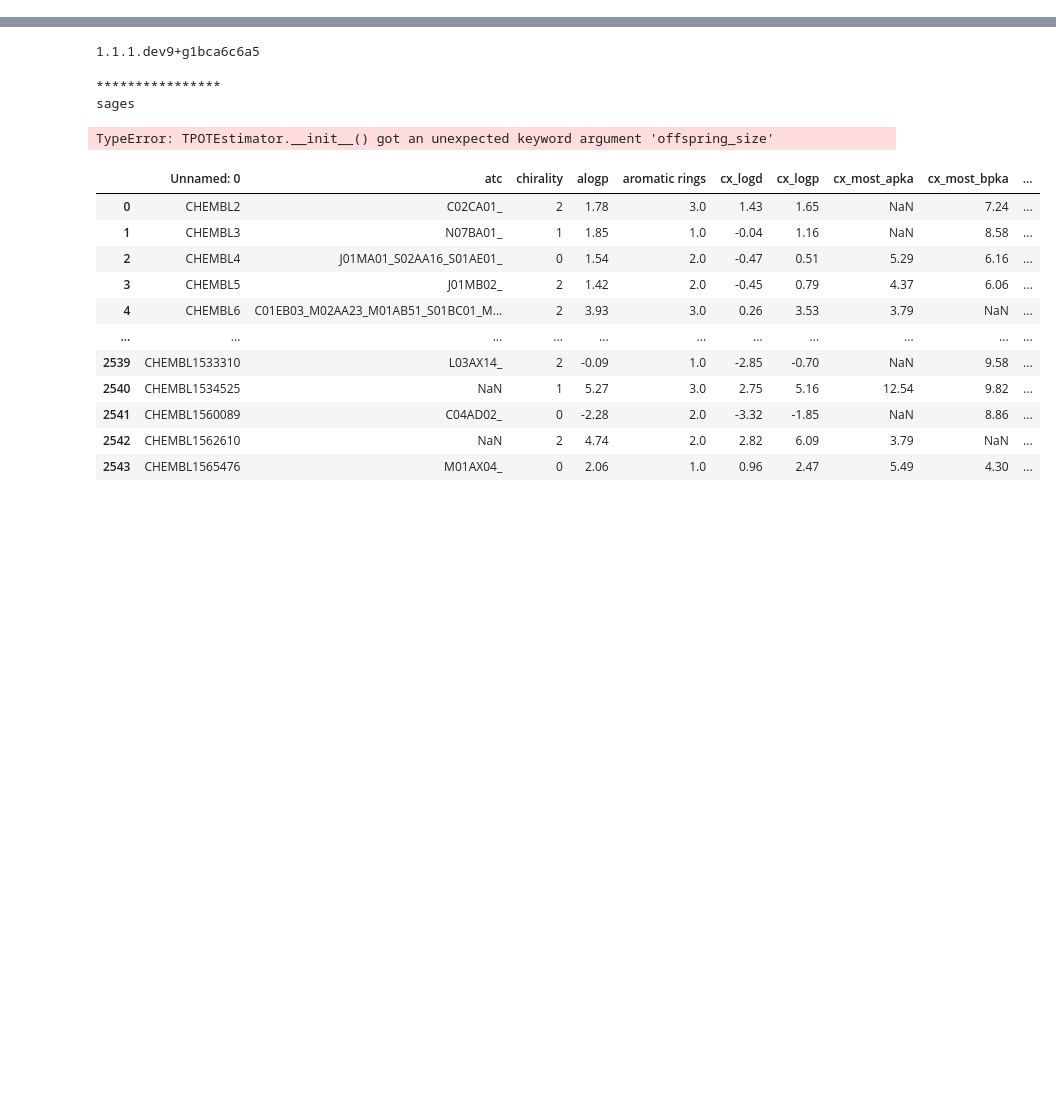
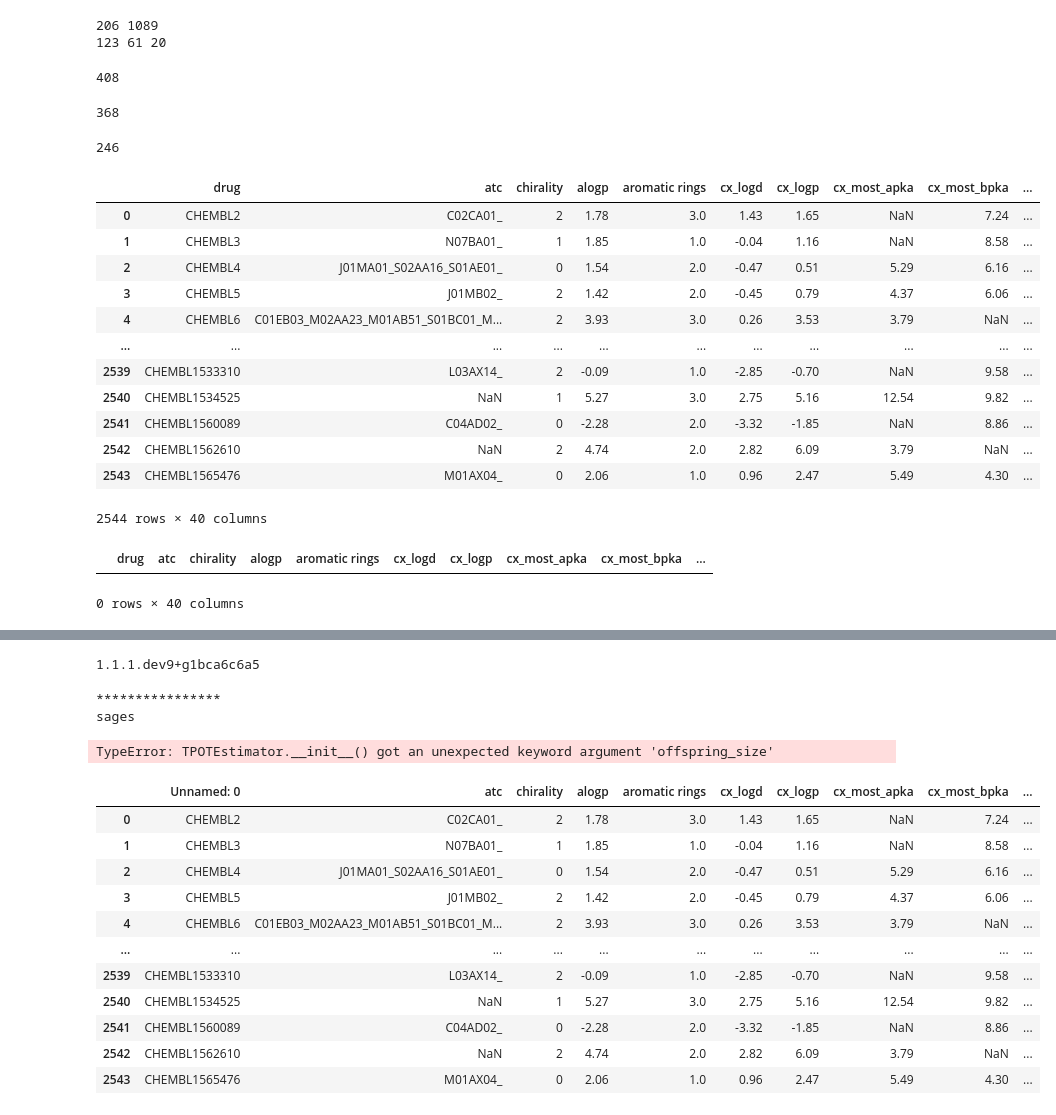
Before and after one commit to wangyf99/withDRAWN, a Jupyter notebook: withDRAWN Classifiers.ipynb, the cells around one changed output, grey strips where cells are left out. Saved outputs shown, nothing was run; the diff lists cells and outputs as text; code cells hidden in the pictures; blank space fills up the shorter version.

```diff
--- a/withDRAWN Classifiers.ipynb
+++ b/withDRAWN Classifiers.ipynb
@@ -801,0 +51,36 @@ Note: you may need to restart the kernel to use updated packages.
+# %%
+# get_ensemble_prroc(1, 0, 0.6, 0.3, 0.1, classifiers, cl, outdir, write=True)
+
+train1, train2, test1, Ltrain1, Ltrain2, Ltest1 = load_labels(1, 0, 0.6, 0.3, 0.1)
+# %% [output]
+206 1089
+123 61 20
+# %%
+len(train1) + len(train2) + len(test1)
+# %% [output]
+408
+# %%
+len(train1) + len(train2)
+# %% [output]
+368
+# %%
+len(train1)
+# %% [output]
+246
+# %%
+drug_info_df = pd.read_csv('drug_info.csv')
+drug_info_df
+# %% [output]
+|  | drug | atc | chirality | alogp | aromatic rings | cx_logd | cx_logp | cx_most_apka | cx_most_bpka | ... |
+| 0 | CHEMBL2 | C02CA01_ | 2 | 1.78 | 3.0 | 1.43 | 1.65 | NaN | 7.24 | ... |
+| 1 | CHEMBL3 | N07BA01_ | 1 | 1.85 | 1.0 | -0.04 | 1.16 | NaN | 8.58 | ... |
+| 2 | CHEMBL4 | J01MA01_S02AA16_S01AE01_ | 0 | 1.54 | 2.0 | -0.47 | 0.51 | 5.29 | 6.16 | ... |
+| 3 | CHEMBL5 | J01MB02_ | 2 | 1.42 | 2.0 | -0.45 | 0.79 | 4.37 | 6.06 | ... |
+| 4 | CHEMBL6 | C01EB03_M02AA23_M01AB51_S01BC01_M... | 2 | 3.93 | 3.0 | 0.26 | 3.53 | 3.79 | NaN | ... |
+| ... | ... | ... | ... | ... | ... | ... | ... | ... | ... | ... |
+| 2539 | CHEMBL1533310 | L03AX14_ | 2 | -0.09 | 1.0 | -2.85 | -0.70 | NaN | 9.58 | ... |
+| 2540 | CHEMBL1534525 | NaN | 1 | 5.27 | 3.0 | 2.75 | 5.16 | 12.54 | 9.82 | ... |
+| 2541 | CHEMBL1560089 | C04AD02_ | 0 | -2.28 | 2.0 | -3.32 | -1.85 | NaN | 8.86 | ... |
+| 2542 | CHEMBL1562610 | NaN | 2 | 4.74 | 2.0 | 2.82 | 6.09 | 3.79 | NaN | ... |
+| 2543 | CHEMBL1565476 | M01AX04_ | 0 | 2.06 | 1.0 | 0.96 | 2.47 | 5.49 | 4.30 | ... |
+2544 rows × 40 columns
@@ -801,0 +90,5 @@ Note: you may need to restart the kernel to use updated packages.
+# %%
+train_df.merge(drug_info_df, how = 'inner', on = 'drug')
+# %% [output]
+|  | drug | atc | chirality | alogp | aromatic rings | cx_logd | cx_logp | cx_most_apka | cx_most_bpka | ... |
+0 rows × 40 columns
```
Also changed, not shown: parts of 10 cells of this notebook, 24 other files.
